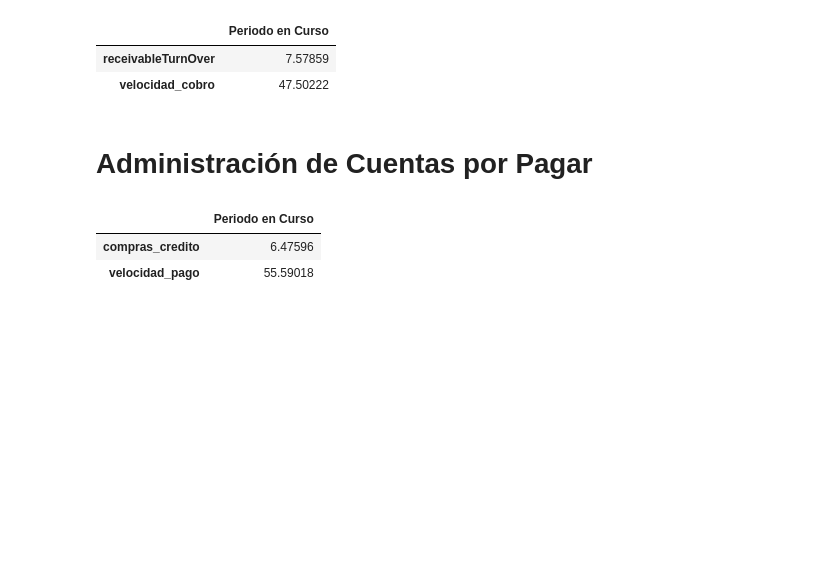
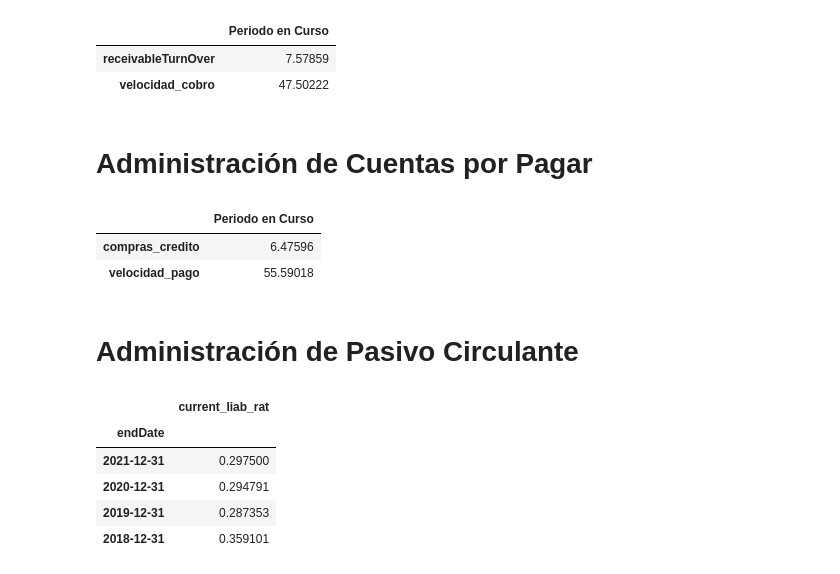
Before and after one commit to lorenzo1285/Analisis_Fianaciero, a Jupyter notebook: Cash_convertion_cycle.ipynb, the cells around one changed output. Drawn from its saved outputs; the diff is of its cells as text; code cells hidden in the pictures; blank space fills up the shorter version.

```diff
--- a/Cash_convertion_cycle.ipynb
+++ b/Cash_convertion_cycle.ipynb
@@ -193,3 +251,17 @@ cuentas_pagar('IBM')
 |  | Periodo en Curso |
 | compras_credito | 6.47596 |
 | velocidad_pago | 55.59018 |
+# %% [markdown]
+# Administración de Pasivo Circulante
+# %%
+current_liab_rat = np.divide(ra.BalanceSheet.loc['totalCurrentLiabilities']
+                             ,ra.BalanceSheet.loc['totalLiab'])
+
+current_liab_rat.to_frame(name='current_liab_rat')
+# %% [output]
+|  | current_liab_rat |
+| endDate |  |
+| 2021-12-31 | 0.297500 |
+| 2020-12-31 | 0.294791 |
+| 2019-12-31 | 0.287353 |
+| 2018-12-31 | 0.359101 |
```
Also changed, not shown: parts of 9 cells of this notebook.
